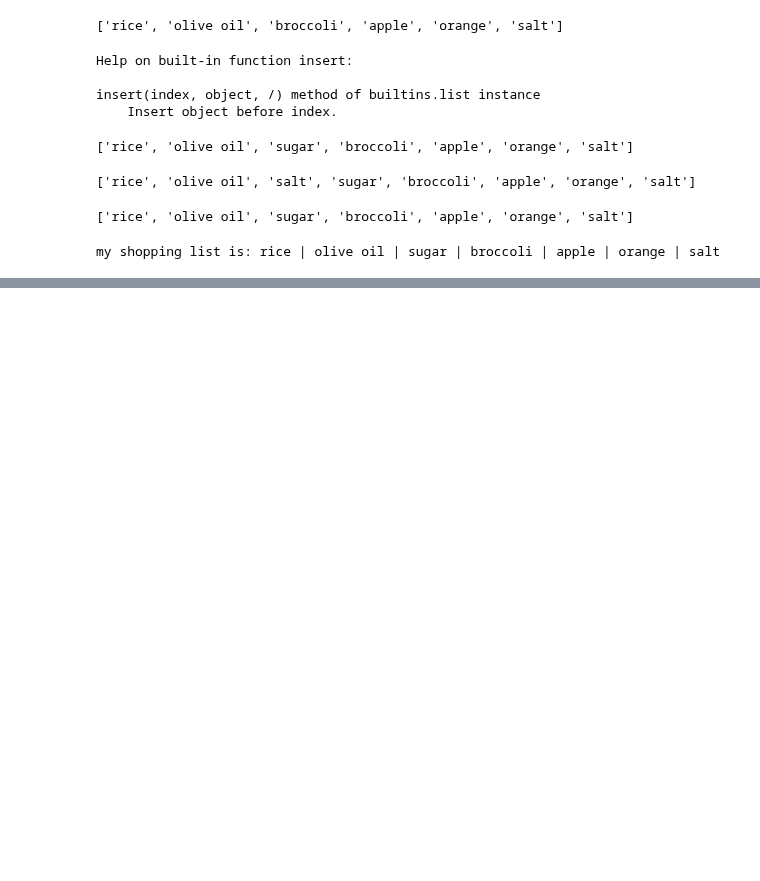
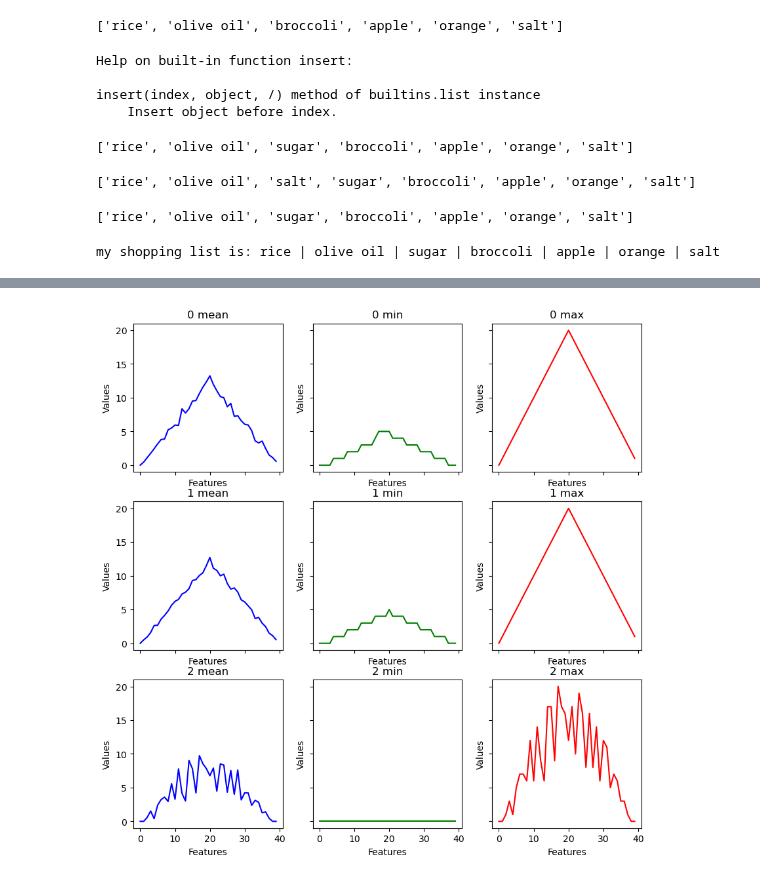
Before and after one commit to zdshaoteach/2023-05-18-upr-online, a Jupyter notebook: Python II.ipynb, the cells around one changed output, grey strips where cells are left out. Saved outputs shown, nothing was run; the diff lists cells and outputs as text; code cells hidden in the pictures; blank space fills up the shorter version.

```diff
--- a/Python II.ipynb
+++ b/Python II.ipynb
@@ -885,0 +386,6 @@ selected.to_csv('selected_data.csv')
+# %%
+import numpy as np
+filename = 'python-data/data/inflammation-01.csv'
+data = np.loadtxt(fname=filename, delimiter=',')
+row = data[0]
+print(row)
@@ -885,0 +396,4 @@ selected.to_csv('selected_data.csv')
+# %%
+for i in row:
+    if i > 10:
+        print(i)
@@ -885,0 +505,4 @@ selected.to_csv('selected_data.csv')
+# %%
+filelist = glob.glob('python-data/data/infla*.csv')
+filelist.sort()
+print(filelist)
@@ -885,0 +535,6 @@ selected.to_csv('selected_data.csv')
+# %%
+data = []
+for fn in filelist:
+    df = pd.read_csv(fn, header=None, names=['Feature{:02}'.format(i) for i in range(40)])
+    data.append(df)
+    print(fn, df.shape)
@@ -885,0 +586,28 @@ selected.to_csv('selected_data.csv')
+# %%
+
+
+fig = plt.figure(figsize=(10,10))
+nsize = 3
+gs = fig.add_gridspec(nsize, nsize, hspace=0.2, wspace=0.2)
+axs = gs.subplots(sharex=True, sharey=True)
+plt_types = ['mean', 'min', 'max']
+colors = ['blue', 'green', 'red']
+
+for i,row in enumerate(axs):
+    for ii,cell in enumerate(row):
+        line = data[i]
+        if ii == 0:
+            line = line.mean()
+        elif ii == 1:
+            line = line.min()
+        else:
+            line = line.max()
+        cell.plot(range(40), line, colors[ii])
+        cell.set_title(str(i) + ' ' + plt_types[ii])
+
+for ax in axs.flat:
+    ax.set(xlabel='Features', ylabel='Values')
+
+plt.show()
+# %% [output]
+[figure, added]
```
Also changed, not shown: parts of 97 cells of this notebook, 11 other files.
